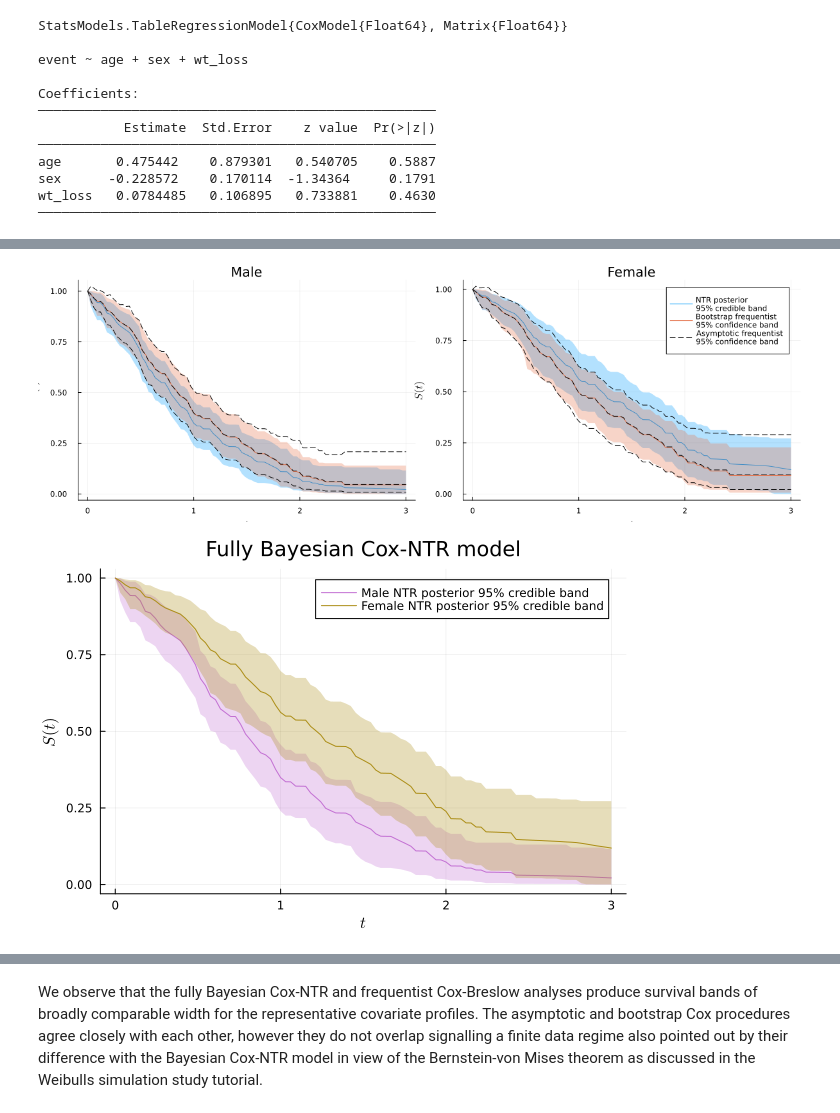
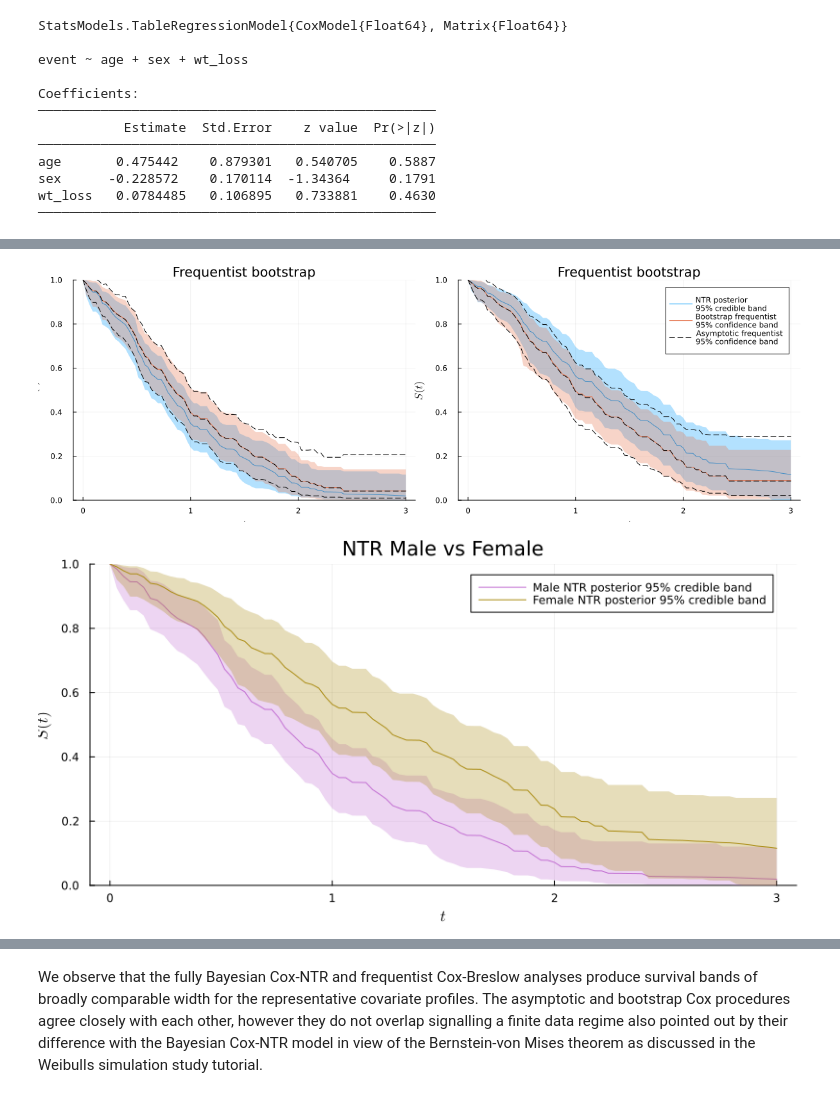
Before and after one commit to alan7riva/NTRsurv.jl, a Jupyter notebook: examples/Cox_NTR_UQ.ipynb, the cells around one changed output, grey strips where cells are left out. Cells and saved outputs as stored; diff of their text form; code cells hidden in the pictures.

```diff
--- a/examples/Cox_NTR_UQ.ipynb
+++ b/examples/Cox_NTR_UQ.ipynb
@@ -112,12 +130,12 @@ robbins_monro_mh_within_gibbs_tune(3,3,x->NTRsurv.loglikelihood(x,α,baseline,da
 ([[1.0, 1.0, 1.0], [1.0634913484723583, 1.0634913484723583, 1.0634913484723583], [1.113940274312152, 0.8835317934793192, 0.8835317934793192], [1.3983053111119192, 0.7592686142773132, 0.917653796141338 ...
 # %%
 # Robbins-Monro algorithm for variance of proposal distribution tuning
-sd_prop_tuned, s₀_tune, lliks₀_tune = robbins_monro_mh_within_gibbs_tune(150,100,x->NTRsurv.loglikelihood(x,α,baseline,dataregre) + logpdf(Normal(0,5),x[1]) + logpdf(Normal(0,5),x[2]) + logpdf(Normal(0,5),x[3]),[1.0,1.0,1.0],[1.0,1.0,1.0],[0.4,0.4,0.4],0.7; show_progress=false)
+sd_prop_tuned, s₀_tune, lliks₀_tune = robbins_monro_mh_within_gibbs_tune(150,100,x->NTRsurv.loglikelihood(x,α,baseline,lung_dataregre) + logpdf(Normal(0,5),x[1]) + logpdf(Normal(0,5),x[2]) + logpdf(Normal(0,5),x[3]),[1.0,1.0,1.0],[1.0,1.0,1.0],[0.4,0.4,0.4],0.7; show_progress=false)
 # %% [output]
 ([[1.0, 1.0, 1.0], [1.1494470310131113, 0.8797752848920806, 0.8635163340914853], [1.2646336335702275, 0.813995249091458, 0.7588506083346901], [1.3210365945244482, 0.7551634490151008, 0.688020898795445 ...
 # %%
 # Metropolis-Hastings within Gibbs chain run
-chain_s, _ =  random_walk_mh_within_gibbs( 3000, x-> NTRsurv.loglikelihood(x,α,baseline,dataregre) + logpdf(Normal(0,5),x[1]) + logpdf(Normal(0,5),x[2]) + logpdf(Normal(0,5),x[3]), s₀_tune, lliks₀_tune, sd_prop_tuned[end])
+chain_s, _ =  random_walk_mh_within_gibbs( 3000, x-> NTRsurv.loglikelihood(x,α,baseline,lung_dataregre) + logpdf(Normal(0,5),x[1]) + logpdf(Normal(0,5),x[2]) + logpdf(Normal(0,5),x[3]), s₀_tune, lliks₀_tune, sd_prop_tuned[end])
 # %% [output]
 ([[1.0840939744168328, -0.3093720956520127, -0.05666813861094706], [1.3089008473023696, -0.3093720956520127, -0.05666813861094706], [0.06941042691136978, -0.5747056928082139, -0.10583533109667576], [0 ...
 # %%
@@ -157,0 +203,3 @@ zv = [z_new_1,z_new_2]
+# %%
+# Cox-NTR model fit using the full Markov chain
+cox_model = CoxNeutralToTheRightModel(chain_s, α, baseline, lung_dataregre)
@@ -158,3 +213,3 @@ zv = [z_new_1,z_new_2]
 # %%
-# NTR posterior credible bands computation
-NTR_bands = posterior_credible_band(0.05,3000,t, zv, cox_model);
+# Fully Bayes NTR posterior credible bands computation
+NTR_bands = posterior_credible_band(0.05, t, zv, cox_model)
@@ -243,22 +314,16 @@ boot_bands = bootstrap_confidence_band( 0.05, 3000, t, zv, df, z_keys);
 # %%
-# Plot comparisson of fully Bayesian and frequentist bands for male median covariate.
-Mplot = plot(t, fullyBayesNTR_bands[1][2],  ribbon = ( fullyBayesNTR_bands[1][2] .- fullyBayesNTR_bands[1][1], fullyBayesNTR_bands[1][3] .- fullyBayesNTR_bands[1][2]), xlabel="\$t\$", ylabel="\$S(t)\$", fillalpha=0.3, label="NTR posterior 95% credible band",title="Male",size=(600,400))
-plot!(t, boot_bands[1][2],  ribbon = (boot_bands[1][2] .- boot_bands[1][1], boot_bands[1][3] .- boot_bands[1][2]), fillalpha=0.3,  label="Bootstrap frequentist 95% confidence band")
-plot!(t, freq_bands[1][1],  c=:black, linestyle=:dash,  label="Asymptotic frequentist 95% confidence band")
-plot!(t, freq_bands[1][3],  c=:black, linestyle=:dash,  label="")
-plot!(t, freq_bands[1][2],  c=:black, linestyle=:dash,  label="",legend=false)
 # Plot comparisson of fully Bayesian and frequentist bands for female median covariate.
-Fplot = plot(t, fullyBayesNTR_bands[2][2],  ribbon = ( fullyBayesNTR_bands[2][2] .- fullyBayesNTR_bands[2][1], fullyBayesNTR_bands[2][3] .- fullyBayesNTR_bands[2][2]), xlabel="\$t\$", ylabel="\$S(t)\$", fillalpha=0.3, label="NTR posterior \n95% credible band",title="Female",size=(600,400))
-plot!(t, boot_bands[2][2],  ribbon = (boot_bands[2][2] .- boot_bands[2][1], boot_bands[2][3] .- boot_bands[2][2]), fillalpha=0.3,  label="Bootstrap frequentist \n95% confidence band")
-plot!(t, freq_bands[2][1],  c=:black, linestyle=:dash,  label="Asymptotic frequentist \n95% confidence band")
-plot!(t, freq_bands[2][3],  c=:black, linestyle=:dash,  label="")
-plot!(t, freq_bands[2][2],  c=:black, linestyle=:dash,  label="")
+Fplot = plot( NTR_bands[2], xlabel="\$t\$", ylabel="\$S(t)\$", fillalpha=0.3, label="NTR posterior \n95% credible band",title="Female",size=(600,400))
+plot!( boot_bands[2], fillalpha=0.3,  label="Bootstrap frequentist \n95% confidence band")
+plot!(t, freq_bands[2].d,  c=:black, linestyle=:dash,  label="Asymptotic frequentist \n95% confidence band")
+plot!(t, freq_bands[2].u,  c=:black, linestyle=:dash,  label="")
+plot!(t, freq_bands[2].m,  c=:black, linestyle=:dash,  label="")
 plot( Mplot, Fplot, size=(1200,400))
 # %% [output]
-[figure, old version]
+[figure, new version]
 # %%
-# Plot comparisson of male and female median covariate survival fits with fully Bayesian model.
-plot(t, fullyBayesNTR_bands[1][2],  ribbon = ( fullyBayesNTR_bands[1][2] .- fullyBayesNTR_bands[1][1], fullyBayesNTR_bands[1][3] .- fullyBayesNTR_bands[1][2]), c=4, xlabel="\$t\$", ylabel="\$S(t)\$", fillalpha=0.3, label="Male NTR posterior 95% credible band ", title="Fully Bayesian Cox-NTR model", size=(600,400))
-plot!(t, fullyBayesNTR_bands[2][2],  ribbon = ( fullyBayesNTR_bands[2][2] .- fullyBayesNTR_bands[2][1], fullyBayesNTR_bands[2][3] .- fullyBayesNTR_bands[2][2]), c=5, fillalpha=0.3,  label="Female NTR posterior 95% credible band")
+# Plot comparisson of male and female median covariate survival fits with NTR model.
+plot( NTR_bands[1], c=4, xlabel="\$t\$", ylabel="\$S(t)\$", fillalpha=0.3, label="Male NTR posterior 95% credible band ", title="Cox-NTR model", size=(600,400))
+plot!( NTR_bands[2], c=5, fillalpha=0.3,  label="Female NTR posterior 95% credible band", title="NTR Male vs Female", size=(800,400))
 # %% [output]
-[figure, old version]
+[figure, new version]
```
Also changed, not shown: parts of 41 cells of this notebook, 12 other files.
